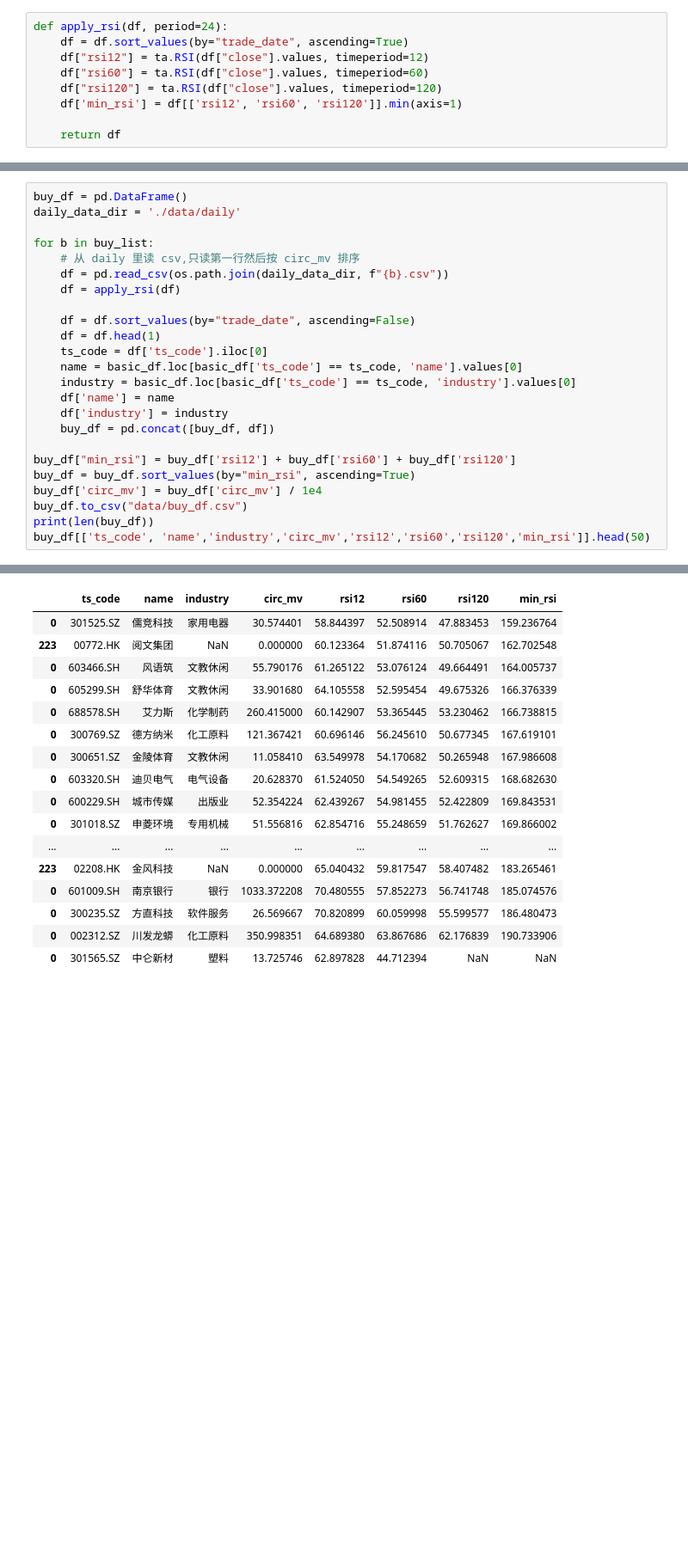
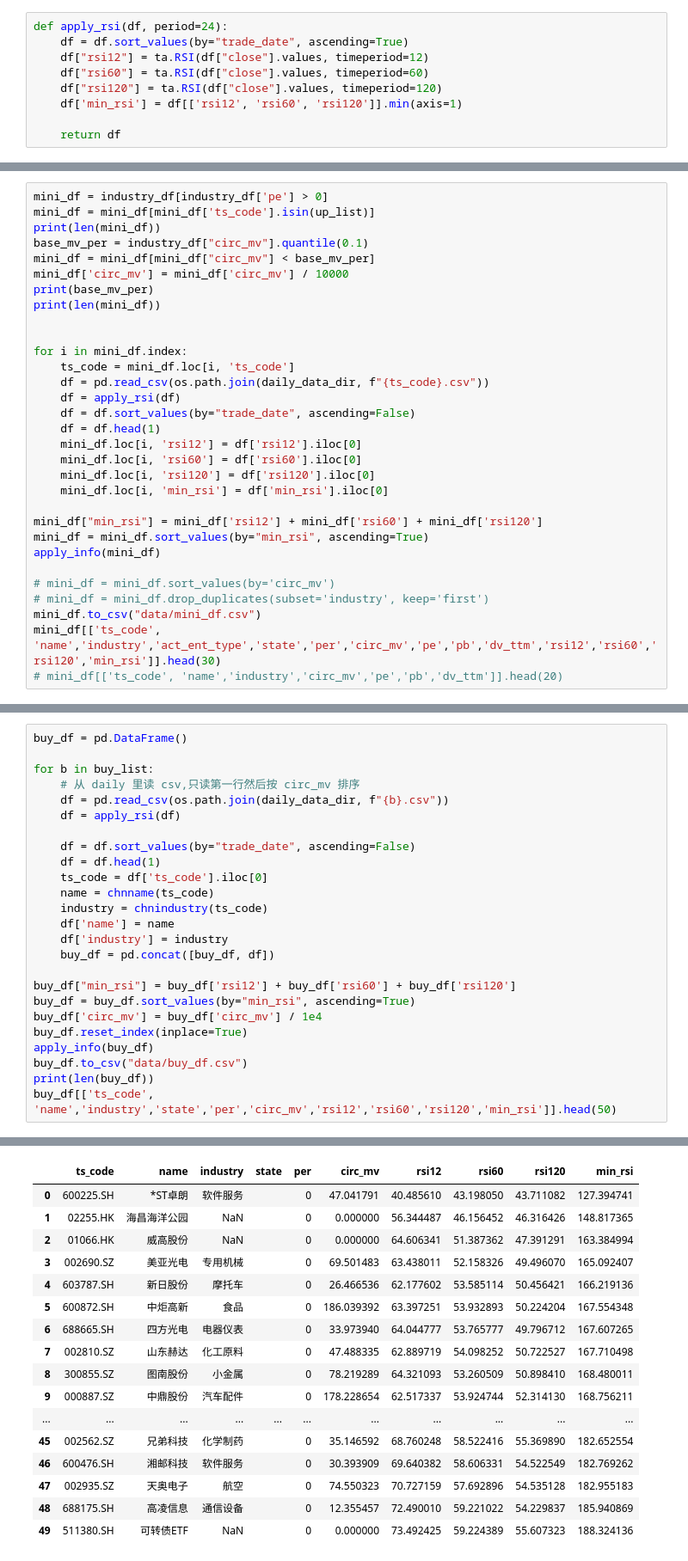
Before and after one commit to pickteemo/stock, a Jupyter notebook: 4_sort.ipynb, the cells around one changed output, grey strips where cells are left out. Shown at 86% size. Saved outputs shown, nothing was run; the diff lists cells and outputs as text; blank space fills up the shorter version.

```diff
--- a/4_sort.ipynb
+++ b/4_sort.ipynb
@@ -222,0 +247,31 @@ base_pb:  1.10272 base_df_per:  1.10272
+# %%
+mini_df = industry_df[industry_df['pe'] > 0]
+mini_df = mini_df[mini_df['ts_code'].isin(up_list)]
+print(len(mini_df))
+base_mv_per = industry_df["circ_mv"].quantile(0.1)
+mini_df = mini_df[mini_df["circ_mv"] < base_mv_per]
+mini_df['circ_mv'] = mini_df['circ_mv'] / 10000
+print(base_mv_per)
+print(len(mini_df))
+
+
+for i in mini_df.index:
+    ts_code = mini_df.loc[i, 'ts_code']
+    df = pd.read_csv(os.path.join(daily_data_dir, f"{ts_code}.csv"))
+    df = apply_rsi(df)
+    df = df.sort_values(by="trade_date", ascending=False)
+    df = df.head(1)
+    mini_df.loc[i, 'rsi12'] = df['rsi12'].iloc[0]
+    mini_df.loc[i, 'rsi60'] = df['rsi60'].iloc[0]
+    mini_df.loc[i, 'rsi120'] = df['rsi120'].iloc[0]
+    mini_df.loc[i, 'min_rsi'] = df['min_rsi'].iloc[0]
+
+mini_df["min_rsi"] = mini_df['rsi12'] + mini_df['rsi60'] + mini_df['rsi120']
+mini_df = mini_df.sort_values(by="min_rsi", ascending=True)
+apply_info(mini_df)
+
+# mini_df = mini_df.sort_values(by='circ_mv')
+# mini_df = mini_df.drop_duplicates(subset='industry', keep='first')
+mini_df.to_csv("data/mini_df.csv")
+mini_df[['ts_code', 'name','industry','act_ent_type','state','per','circ_mv','pe','pb','dv_ttm','rsi12','rsi60','rsi120','min_rsi']].head(30)
+# mini_df[['ts_code', 'name','industry','circ_mv','pe','pb','dv_ttm']].head(20)
@@ -223,6 +378,5 @@ base_pb:  1.10272 base_df_per:  1.10272
 # %%
 buy_df = pd.DataFrame()
-daily_data_dir = './data/daily'
 
 for b in buy_list:
     # 从 daily 里读 csv,只读第一行然后按 circ_mv 排序
@@ -232,8 +386,8 @@ for b in buy_list:
     df = df.sort_values(by="trade_date", ascending=False)
     df = df.head(1)
     ts_code = df['ts_code'].iloc[0]
-    name = basic_df.loc[basic_df['ts_code'] == ts_code, 'name'].values[0]
-    industry = basic_df.loc[basic_df['ts_code'] == ts_code, 'industry'].values[0]
+    name = chnname(ts_code)
+    industry = chnindustry(ts_code)
     df['name'] = name
     df['industry'] = industry
     buy_df = pd.concat([buy_df, df])
@@ -241,7 +395,9 @@ for b in buy_list:
 buy_df["min_rsi"] = buy_df['rsi12'] + buy_df['rsi60'] + buy_df['rsi120']
 buy_df = buy_df.sort_values(by="min_rsi", ascending=True)
 buy_df['circ_mv'] = buy_df['circ_mv'] / 1e4
+buy_df.reset_index(inplace=True)
+apply_info(buy_df)
 buy_df.to_csv("data/buy_df.csv")
 print(len(buy_df))
-buy_df[['ts_code', 'name','industry','circ_mv','rsi12','rsi60','rsi120','min_rsi']].head(50)
+buy_df[['ts_code', 'name','industry','state','per','circ_mv','rsi12','rsi60','rsi120','min_rsi']].head(50)
 # %% [output]
@@ -249,20 +405,20 @@ buy_df[['ts_code', 'name','industry','circ_mv','rsi12','rsi60','rsi120','min_rsi
-|  | ts_code | name | industry | circ_mv | rsi12 | rsi60 | rsi120 | min_rsi |
-| 0 | 301525.SZ | 儒竞科技 | 家用电器 | 30.574401 | 58.844397 | 52.508914 | 47.883453 | 159.236764 |
-| 223 | 00772.HK | 阅文集团 | NaN | 0.000000 | 60.123364 | 51.874116 | 50.705067 | 162.702548 |
-| 0 | 603466.SH | 风语筑 | 文教休闲 | 55.790176 | 61.265122 | 53.076124 | 49.664491 | 164.005737 |
-| 0 | 605299.SH | 舒华体育 | 文教休闲 | 33.901680 | 64.105558 | 52.595454 | 49.675326 | 166.376339 |
-| 0 | 688578.SH | 艾力斯 | 化学制药 | 260.415000 | 60.142907 | 53.365445 | 53.230462 | 166.738815 |
-| 0 | 300769.SZ | 德方纳米 | 化工原料 | 121.367421 | 60.696146 | 56.245610 | 50.677345 | 167.619101 |
-| 0 | 300651.SZ | 金陵体育 | 文教休闲 | 11.058410 | 63.549978 | 54.170682 | 50.265948 | 167.986608 |
-| 0 | 603320.SH | 迪贝电气 | 电气设备 | 20.628370 | 61.524050 | 54.549265 | 52.609315 | 168.682630 |
-| 0 | 600229.SH | 城市传媒 | 出版业 | 52.354224 | 62.439267 | 54.981455 | 52.422809 | 169.843531 |
-| 0 | 301018.SZ | 申菱环境 | 专用机械 | 51.556816 | 62.854716 | 55.248659 | 51.762627 | 169.866002 |
-| ... | ... | ... | ... | ... | ... | ... | ... | ... |
-| 223 | 02208.HK | 金风科技 | NaN | 0.000000 | 65.040432 | 59.817547 | 58.407482 | 183.265461 |
-| 0 | 601009.SH | 南京银行 | 银行 | 1033.372208 | 70.480555 | 57.852273 | 56.741748 | 185.074576 |
-| 0 | 300235.SZ | 方直科技 | 软件服务 | 26.569667 | 70.820899 | 60.059998 | 55.599577 | 186.480473 |
-| 0 | 002312.SZ | 川发龙蟒 | 化工原料 | 350.998351 | 64.689380 | 63.867686 | 62.176839 | 190.733906 |
-| 0 | 301565.SZ | 中仑新材 | 塑料 | 13.725746 | 62.897828 | 44.712394 | NaN | NaN |
+|  | ts_code | name | industry | state | per | circ_mv | rsi12 | rsi60 | rsi120 | min_rsi |
+| 0 | 600225.SH | *ST卓朗 | 软件服务 |  | 0 | 47.041791 | 40.485610 | 43.198050 | 43.711082 | 127.394741 |
+| 1 | 02255.HK | 海昌海洋公园 | NaN |  | 0 | 0.000000 | 56.344487 | 46.156452 | 46.316426 | 148.817365 |
+| 2 | 01066.HK | 威高股份 | NaN |  | 0 | 0.000000 | 64.606341 | 51.387362 | 47.391291 | 163.384994 |
+| 3 | 002690.SZ | 美亚光电 | 专用机械 |  | 0 | 69.501483 | 63.438011 | 52.158326 | 49.496070 | 165.092407 |
+| 4 | 603787.SH | 新日股份 | 摩托车 |  | 0 | 26.466536 | 62.177602 | 53.585114 | 50.456421 | 166.219136 |
+| 5 | 600872.SH | 中炬高新 | 食品 |  | 0 | 186.039392 | 63.397251 | 53.932893 | 50.224204 | 167.554348 |
+| 6 | 688665.SH | 四方光电 | 电器仪表 |  | 0 | 33.973940 | 64.044777 | 53.765777 | 49.796712 | 167.607265 |
+| 7 | 002810.SZ | 山东赫达 | 化工原料 |  | 0 | 47.488335 | 62.889719 | 54.098252 | 50.722527 | 167.710498 |
+| 8 | 300855.SZ | 图南股份 | 小金属 |  | 0 | 78.219289 | 64.321093 | 53.260509 | 50.898410 | 168.480011 |
+| 9 | 000887.SZ | 中鼎股份 | 汽车配件 |  | 0 | 178.228654 | 62.517337 | 53.924744 | 52.314130 | 168.756211 |
+| ... | ... | ... | ... | ... | ... | ... | ... | ... | ... | ... |
+| 45 | 002562.SZ | 兄弟科技 | 化学制药 |  | 0 | 35.146592 | 68.760248 | 58.522416 | 55.369890 | 182.652554 |
+| 46 | 600476.SH | 湘邮科技 | 软件服务 |  | 0 | 30.393909 | 69.640382 | 58.606331 | 54.522549 | 182.769262 |
+| 47 | 002935.SZ | 天奥电子 | 航空 |  | 0 | 74.550323 | 70.727159 | 57.692896 | 54.535128 | 182.955183 |
+| 48 | 688175.SH | 高凌信息 | 通信设备 |  | 0 | 12.355457 | 72.490010 | 59.221022 | 54.229837 | 185.940869 |
+| 49 | 511380.SH | 可转债ETF | NaN |  | 0 | 0.000000 | 73.492425 | 59.224389 | 55.607323 | 188.324136 |
 # %%
 up_df = pd.DataFrame()
 
```
Also changed, not shown: parts of 15 cells of this notebook, 4 other files.
